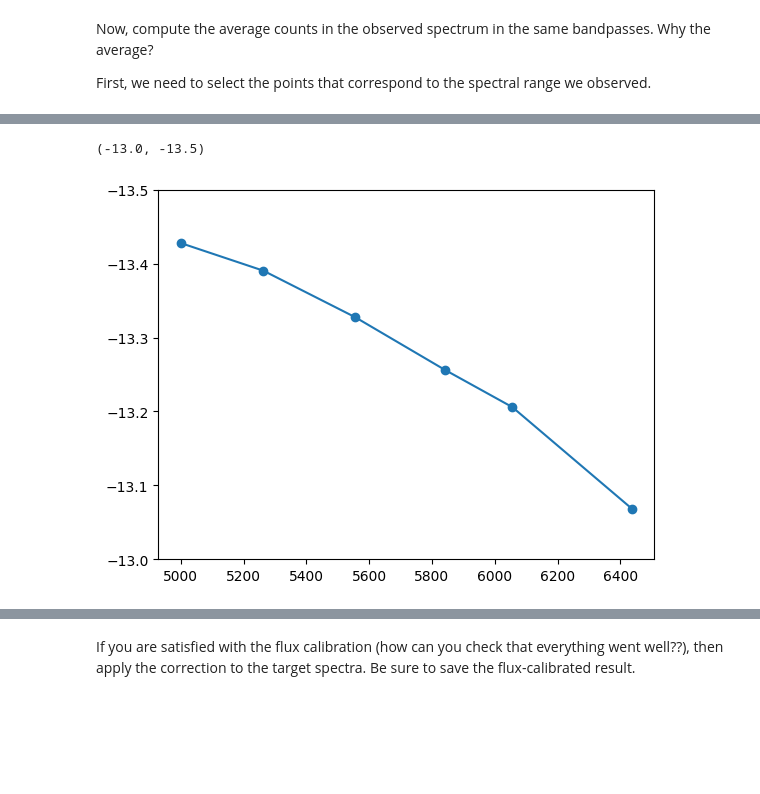
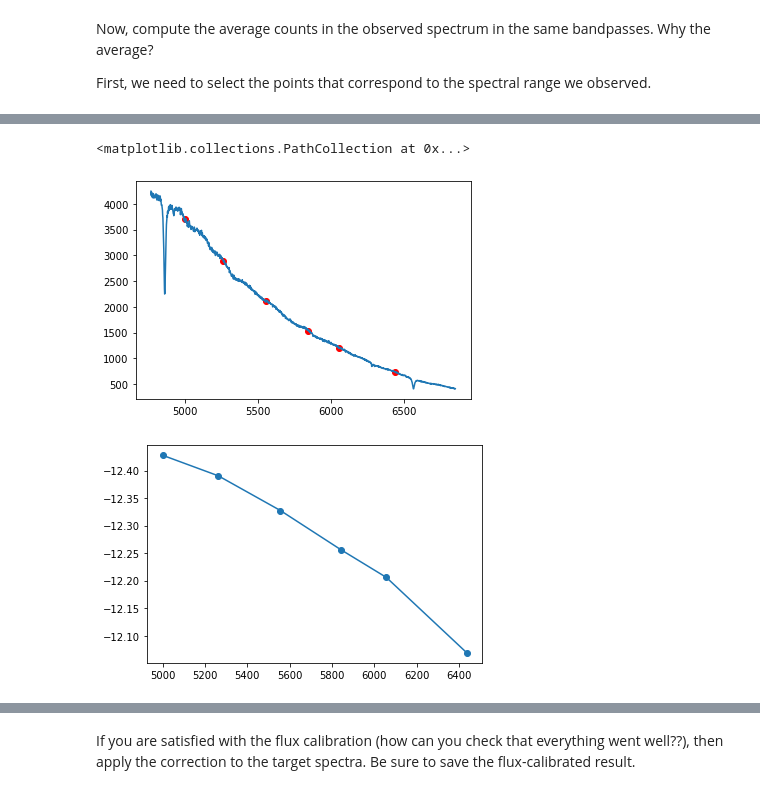
Before and after one commit to megan-the-astronomer/ASTR230, a Jupyter notebook: spectroscopy/step6_spectroscopy_flux_cal.ipynb, the cells around one changed output, grey strips where cells are left out. Cells and saved outputs as stored; diff of their text form; code cells hidden in the pictures; blank space fills up the shorter version.

```diff
--- a/spectroscopy/step6_spectroscopy_flux_cal.ipynb
+++ b/spectroscopy/step6_spectroscopy_flux_cal.ipynb
@@ -162,16 +156,25 @@ plt.plot(std_dat['wave'][in_spec], ave_counts, 'o')
+# %%
+obj_flux = (np.array(ave_counts) / regulus_hdr['EXPTIME'])
+# %%
+# check the average
+plt.plot(wave, spec/regulus_hdr['EXPTIME'])
+plt.scatter(std_dat['wave'][in_spec], obj_flux, color='red')
+# %% [output]
+<matplotlib.collections.PathCollection at 0x...>
+[figure, added]
 # %%
-# the ratio between the standard star flux and observed flux - units are ~erg / counts
+# the ratio between the standard star flux and observed flux
+# check to make sure the units are erg/count !
 
 ratio = np.abs(np.array(std_flx[in_spec],dtype='float') /
-               np.array(ave_counts,dtype='float'))
+               np.array(obj_flux,dtype='float'))
 # %%
 # fit the log of the ratio - mag units!
 LogSensfunc = np.log10(ratio)
 # %%
 plt.plot(std_dat['wave'][in_spec], LogSensfunc, '-o')
 # invert the scaling of the y-axis since these are magnitudes
-plt.ylim(-13,-13.5)
+plt.gca().invert_yaxis()
 # %% [output]
-(-13.0, -13.5)
-[figure, old version]
+[figure, new version]
 # %%
```
Also changed, not shown: parts of 7 cells of this notebook.
